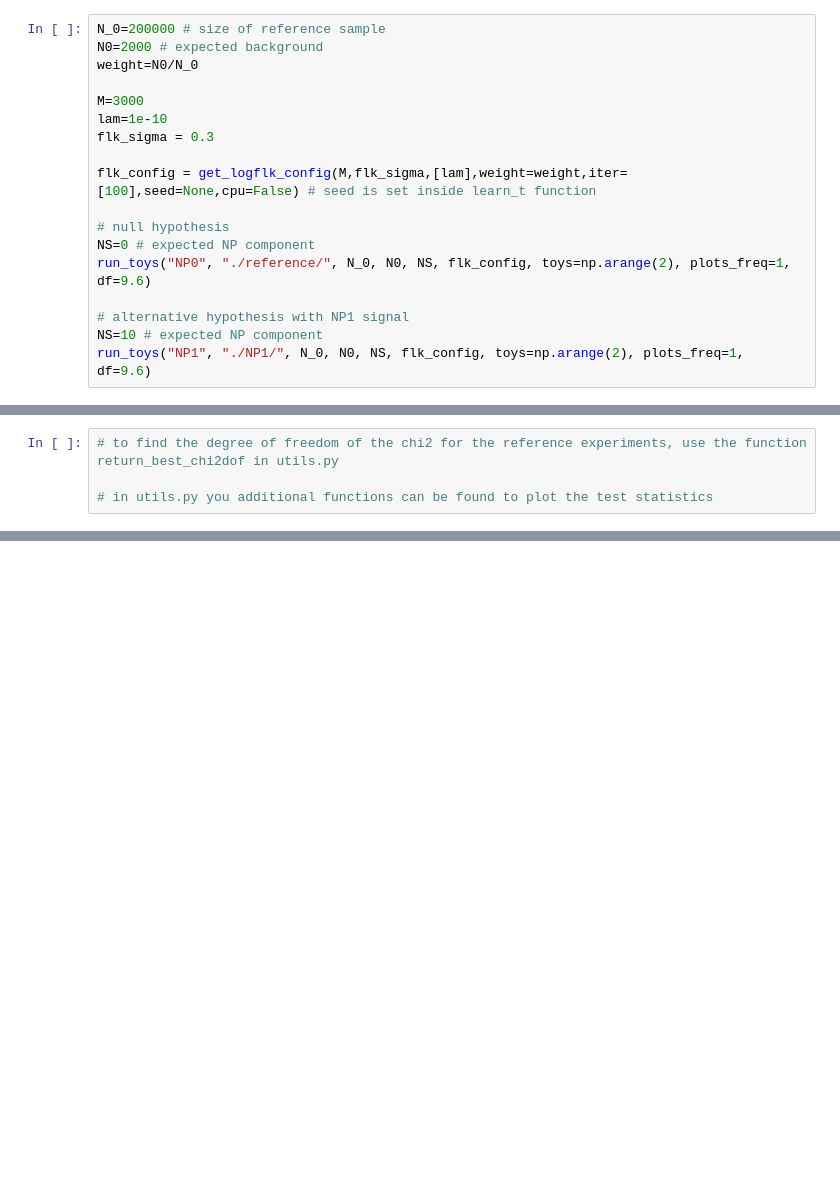
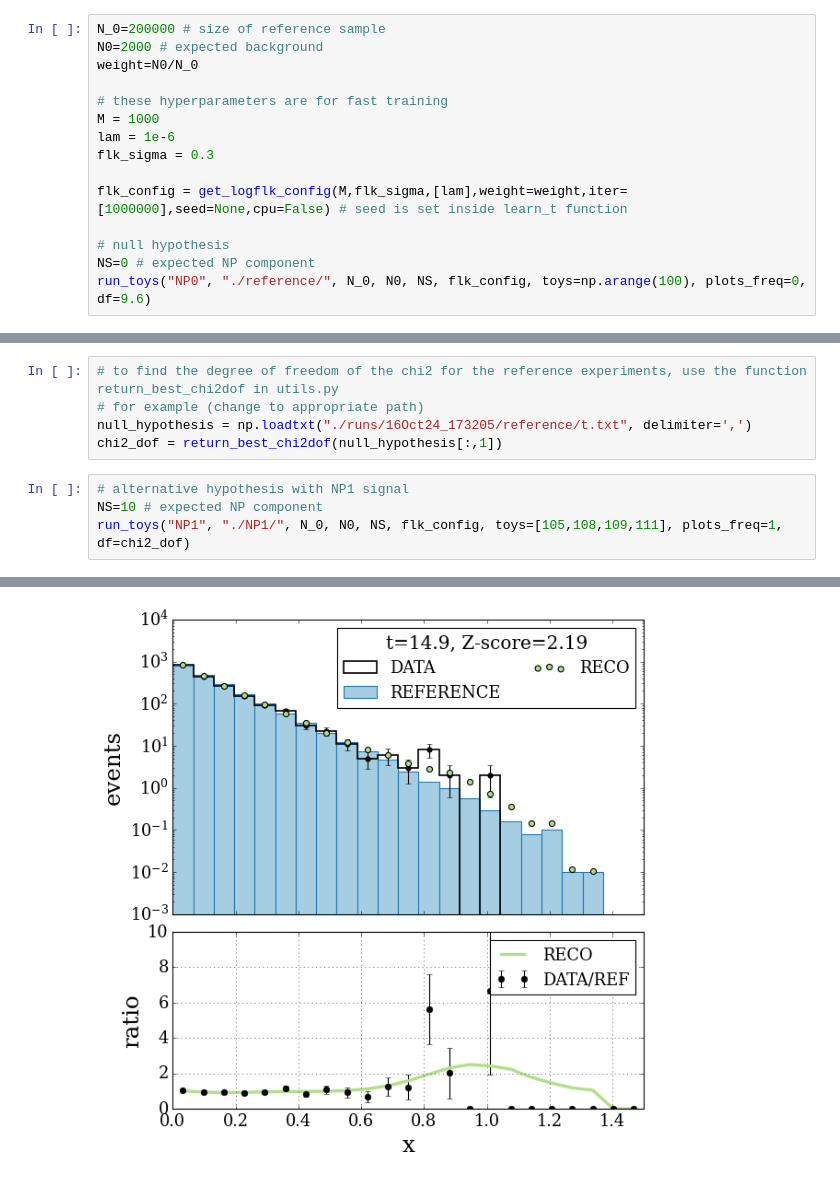
Before and after one commit to mletizia/FalkonNPLM_1D, a Jupyter notebook: notebook/NPLM.ipynb, the cells around one changed output, grey strips where cells are left out. Cells and saved outputs as stored; diff of their text form; blank space fills up the shorter version.

Commit message:
tests

```diff
--- a/notebook/NPLM.ipynb
+++ b/notebook/NPLM.ipynb
@@ -11,19 +14,16 @@ N_0=200000 # size of reference sample
 N0=2000 # expected background
 weight=N0/N_0
 
-M=3000
-lam=1e-10
+# these hyperparameters are for fast training
+M = 1000
+lam = 1e-6
 flk_sigma = 0.3
 
-flk_config = get_logflk_config(M,flk_sigma,[lam],weight=weight,iter=[100],seed=None,cpu=False) # seed is set inside learn_t function
+flk_config = get_logflk_config(M,flk_sigma,[lam],weight=weight,iter=[1000000],seed=None,cpu=False) # seed is set inside learn_t function
 
 # null hypothesis
 NS=0 # expected NP component
-run_toys("NP0", "./reference/", N_0, N0, NS, flk_config, toys=np.arange(2), plots_freq=1, df=9.6)
-
-# alternative hypothesis with NP1 signal
-NS=10 # expected NP component
-run_toys("NP1", "./NP1/", N_0, N0, NS, flk_config, toys=np.arange(2), plots_freq=1, df=9.6)
+run_toys("NP0", "./reference/", N_0, N0, NS, flk_config, toys=np.arange(100), plots_freq=0, df=9.6)
 # %% [output]
 [--] Toy 0:
 [--] Reference shape:(200000, 1)
@@ -56,4 +45,10 @@ Time = 3.38 sec
 # %%
 # to find the degree of freedom of the chi2 for the reference experiments, use the function return_best_chi2dof in utils.py
-
-# in utils.py you additional functions can be found to plot the test statistics
+# for example (change to appropriate path)
+null_hypothesis = np.loadtxt("./runs/16Oct24_173205/reference/t.txt", delimiter=',')
+chi2_dof = return_best_chi2dof(null_hypothesis[:,1])
+# %%
+# alternative hypothesis with NP1 signal
+NS=10 # expected NP component
+run_toys("NP1", "./NP1/", N_0, N0, NS, flk_config, toys=[105,108,109,111], plots_freq=1, df=chi2_dof)
+# %% [output]
@@ -59,0 +61 @@ Time = 3.38 sec
+[figure, added]
```
Also changed, not shown: parts of 5 cells of this notebook, 2 other files.
